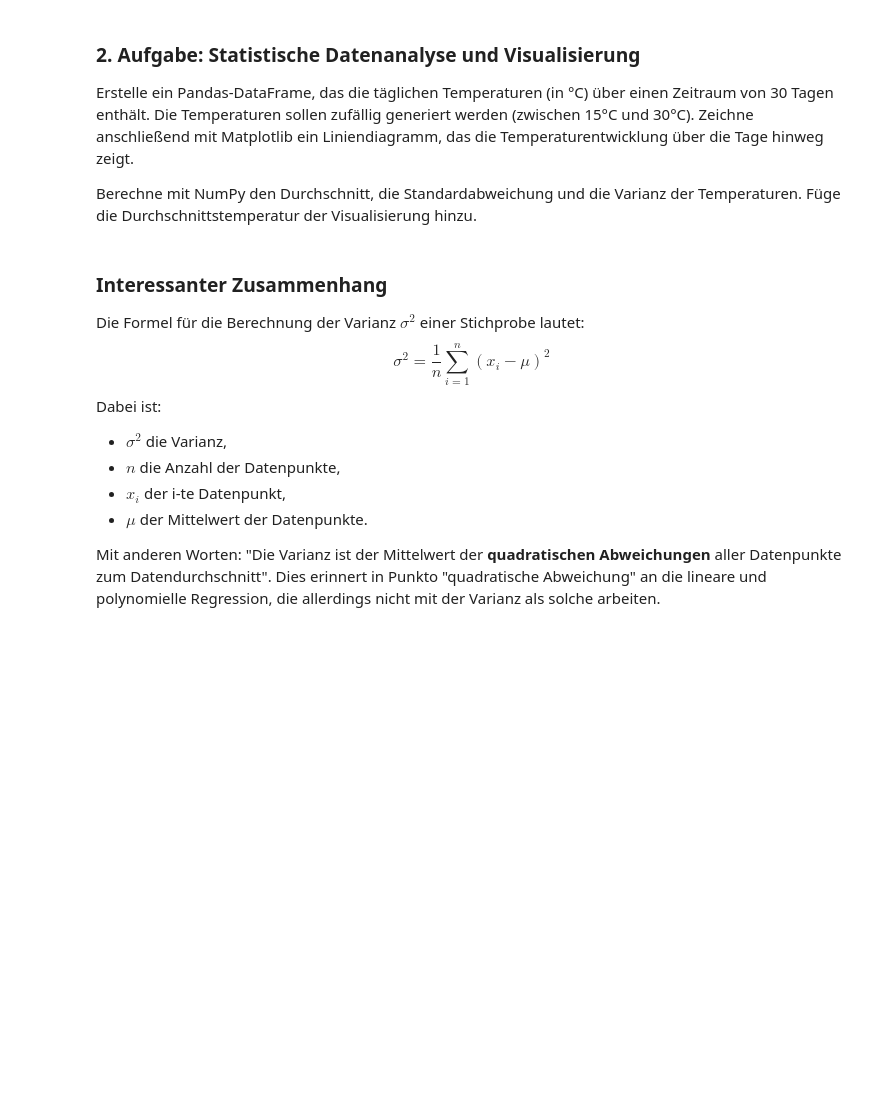
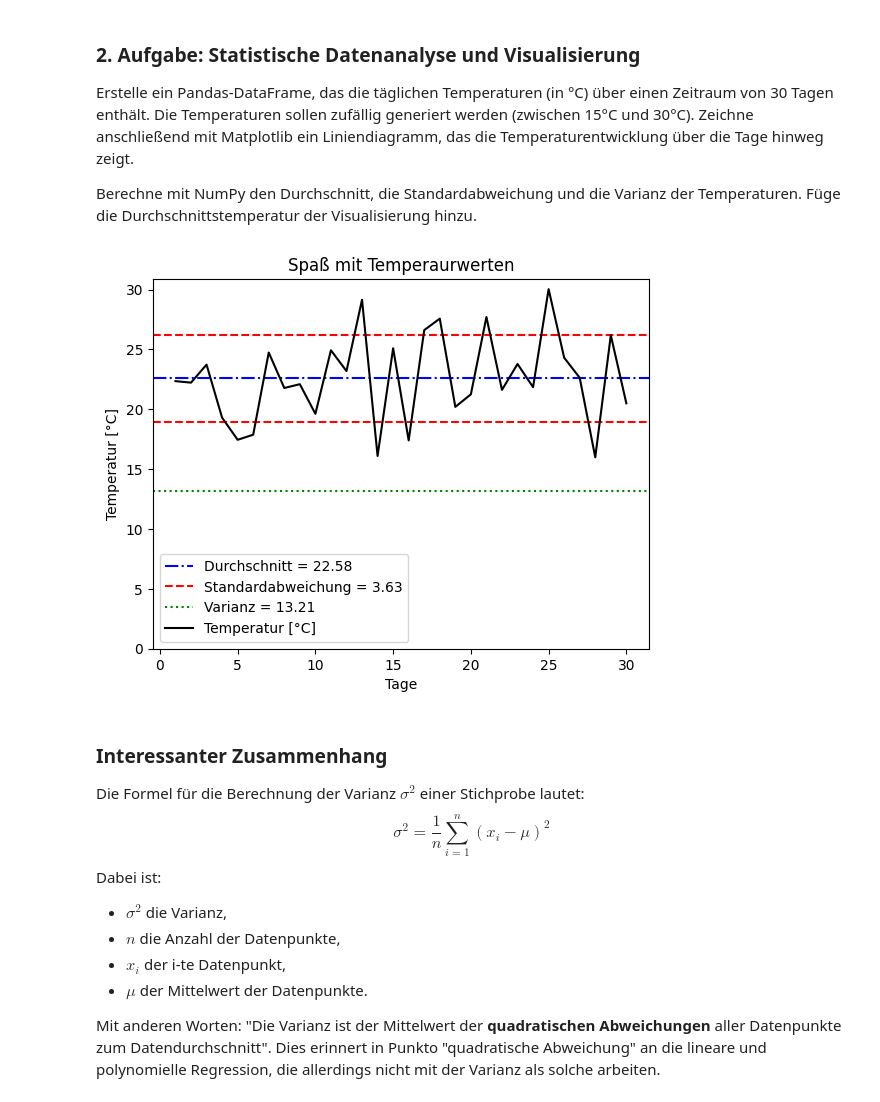
Before and after one commit to schaeferju/003_004, a Jupyter notebook: PythonGrundlagen_005/PythonGrundlagen_005.ipynb, the cells around one changed output. Drawn from its saved outputs; the diff is of its cells as text; code cells hidden in the pictures; blank space fills up the shorter version.

```diff
--- a/PythonGrundlagen_005/PythonGrundlagen_005.ipynb
+++ b/PythonGrundlagen_005/PythonGrundlagen_005.ipynb
@@ -231,3 +214,38 @@ Füge die Durchschnittstemperatur der Visualisierung hinzu.
+# %%
+# --- Datenanalyse und Visualisierung mit Pandas, NumPy und Matplotlib
+
+# Import benötigter Bibiliotheken
+import numpy as np
+import pandas as pd
+import matplotlib.pyplot as plt
+
+# Erstelle ein Pandas-DataFrame mit zufälligen Temperaturen
+daten = pd.DataFrame({
+    'Index': range(1, 31),
+    'Values': np.random.uniform(15, 31, 30)
+})
+
+# Berechnungen mit NumPy
+Durchschnitt = np.mean(daten['Values'])
+Standardabweichung = np.std(daten['Values'])
+Varianz = np.var(daten['Values'])
+
+# Zeige die statistischen Werte an
+plt.axhline(Durchschnitt, color='b', linestyle='-.', label=f'Durchschnitt = {Durchschnitt:.2f}')
+plt.axhline(Durchschnitt + Standardabweichung, color='r', linestyle='dashed', label=f'Standardabweichung = {Standardabweichung:.2f}')
+plt.axhline(Durchschnitt - Standardabweichung, color='r', linestyle='dashed')
+plt.axhline(Varianz, color='g', linestyle = ':', label=f'Varianz = {Varianz:.2f}')
+
+# Zeichne das Liniendiagramm
+plt.plot(daten['Index'], daten['Values'], color = 'black', linestyle='-', label='Temperatur [°C]')
+plt.xlabel('Tage')
+plt.ylabel('Temperatur [°C]')
+plt.title('Spaß mit Temperaurwerten')
+plt.ylim(0, None)
+plt.legend()
+plt.show()
+# %% [output]
+[figure, added]
 # %% [markdown]
 ### Interessanter Zusammenhang
 
```
Also changed, not shown: parts of 5 cells of this notebook.
